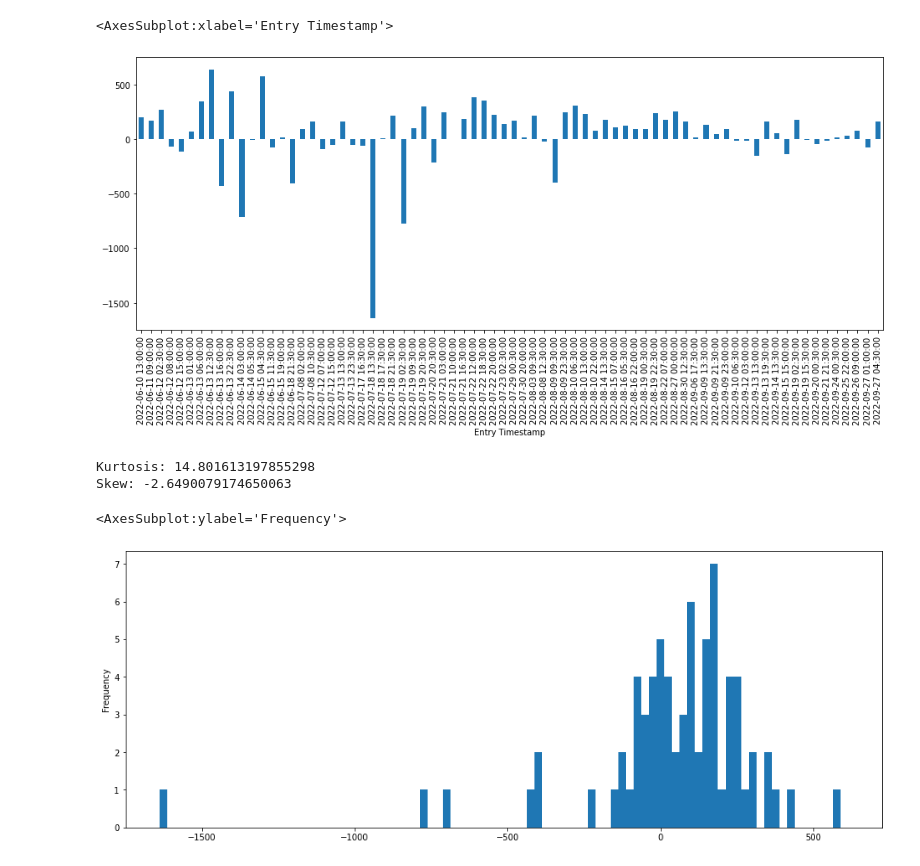
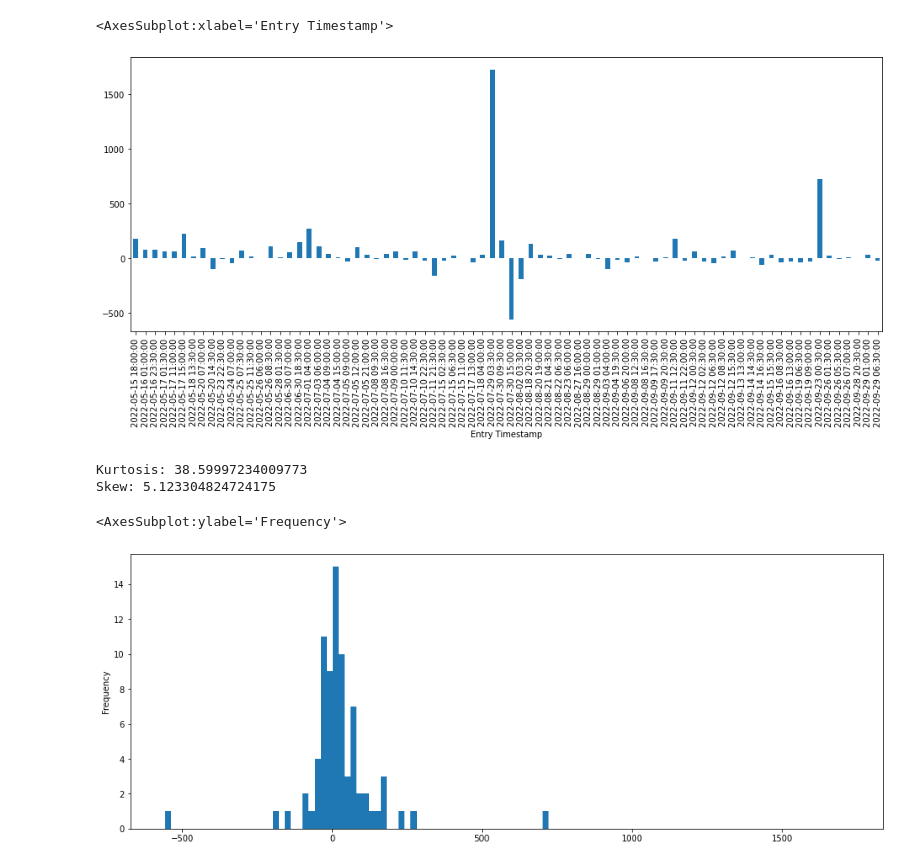
Before and after one commit to jaythequant/VBToptimizers, a Jupyter notebook: LQEreview.ipynb, the cells around one changed output. Drawn from its saved outputs; the diff is of its cells as text; code cells hidden in the pictures.

Commit message:
added trade max timeout; added beta thresh

```diff
--- a/LQEreview.ipynb
+++ b/LQEreview.ipynb
@@ -23,5 +24,5 @@ pipe = SQLPipe(SCHEMA, DATABASE, USER, PASS, interval='30T')
 # %%
-assets = ['AXS-USDT', 'VRA-USDT']
+assets = ['THETA-USDT', 'FIL-USDT']
 slicer = -25000 # Slice off first few months of trading to reduce early volatility
 
 df = pipe.query_pairs_trading_backtest(assets)
@@ -52,7 +53,6 @@ Train fold length 4945
 # BSV 1INCH 70 2.1 -2.4 1.3 5.000000e-07 0.00030 CUMMLOG <- does not work past 10bps slippage
 # XLM1INCH, LTCCHZ, DGBCAKE, NEODGB, DGBDASH, GRT1INCH failed backtesting
 # THETA FIL 100 1.2 -1.2 0.3 9.e-8 4.e-5 LOG seems to work
-# BATANKR 303 0.7 -2.7 0.4 3.e-9 1.7e-5 LOG
 # LTCCHZ works, but apparently failed to hedge (same issue as with CHZWIN) <- this might be fixed now
 # BNBTRX (LOG) failed
 # BNBTRX CUMMLOG 615 1.9 -2.2 1.4 8e-6 0.3 <- low sharpe, but high WR. High duration. Deploy with minor alloc?
@@ -66,18 +66,19 @@ Train fold length 4945
 # SHIB DOGE / DOGE SHIB 30MIN LOG RET & LOG model failed to generalize
 # THETA FIL LOG BETA 845 0.9 -1.6 0.8 8e-9 1.6 30MIN <- high sharpe / 410 0.6 -2.7 0.2 6e-9 1.8 30MIN <- lower sharpe
 # AXS VRA 920 2.7 -2.4 0.8 1e-9 1.3-8 LOG 30M BETA <- high freq ~2x sharpe DEPLOY TO LIVE TEST // Results in NEGATIVE beta...
+# THETA FIL LOG 860 0.9 -3.7 0.8 3e-9 0.11 30MIN BETA <- ~3 sharpe, decent trade rate. Primarily driven by two positive outliers
 
-PERIOD = 920
-UPPER = 2.7
-LOWER = -2.4
+PERIOD = 860
+UPPER = 0.9
+LOWER = -3.7
 EXIT = 0.8
-DELTA = 1e-9
-VT = 1.3e-8
+DELTA = 4e-9
+VT = 1.8e-1
 BURNIN = 600
 MODEL = 'log'
 HEDGE = 'beta'
 SLIPPAGE = 0.0010
-FREQ = '30T'
+SIZE = 0.10
 # %%
 pf = simulate_lqe_model(
     closes, opens,
@@ -92,5 +93,5 @@ pf = simulate_lqe_model(
     hedge=HEDGE,
     transformation=MODEL,
     slippage=SLIPPAGE,
-    order_size=0.10,
+    order_size=SIZE,
 )
@@ -151,0 +115,16 @@ Sharpe ratio: 2.1586
+# %%
+trade_df = pf.trades.records_readable.sort_values('Entry Timestamp')
+g = trade_df.groupby('Entry Timestamp')
+net_trades = g.sum()
+n = g.first().reset_index()
+dur = (n['Exit Timestamp'] - n['Entry Timestamp']).dt.total_seconds()/(60*60) # Trade durations in hours
+dur.index = n['Entry Timestamp']
+net_trades['duration'] = dur
+
+print(f"Total trades: {net_trades.shape[0]}")
+print(f"Net long-short win rate: {net_trades.PnL[net_trades.PnL > 0].shape[0] / net_trades.shape[0] * 100:.2f}%")
+print(f"Sharpe ratio: {sharpe:.4f}")
+print(f"Profit Ratio: {net_trades.PnL[net_trades.PnL > 0].mean() / np.abs(net_trades.PnL[net_trades.PnL < 0].mean()):.3f}")
+print(f"Mean trade profit: {net_trades.PnL.mean():.2f} +/- {net_trades.PnL.std():.2f}")
+print(f"Median trade profit: {net_trades.PnL.median():.2f}")
+print(f"Duration [hours]: {net_trades.duration.mean():.2f} +/- {net_trades.duration.std():.2f}")
@@ -152,19 +139,19 @@ Sharpe ratio: 2.1586
 # %%
-res.PnL.plot(kind="bar", figsize=(16,6))
+net_trades.PnL.plot(kind="bar", figsize=(16,6))
 # %% [output]
 <AxesSubplot:xlabel='Entry Timestamp'>
-[figure, old version]
+[figure, new version]
 # %%
-print(f'Kurtosis: {kurtosis(res.PnL, fisher=False)}')
-print(f'Skew: {skew(res.PnL)}')
+print(f'Kurtosis: {kurtosis(net_trades.PnL, fisher=False)}')
+print(f'Skew: {skew(net_trades.PnL)}')
 
-bins = np.arange(res.PnL.min(), res.PnL.max(), 25)
-res.PnL.plot(kind="hist", figsize=(16,6), bins=bins)
+bins = np.arange(net_trades.PnL.min(), net_trades.PnL.max(), 20)
+net_trades.PnL.plot(kind="hist", figsize=(16,6), bins=bins)
 # %% [output]
-Kurtosis: 14.801613197855298
-Skew: -2.6490079174650063
+Kurtosis: 38.59997234009773
+Skew: 5.123304824724175
 <AxesSubplot:ylabel='Frequency'>
-[figure, old version]
+[figure, new version]
 # %%
 if MODEL == 'log':
     data = np.log(closes)
```
Also changed, not shown: parts of 10 cells of this notebook, 5 other files.
